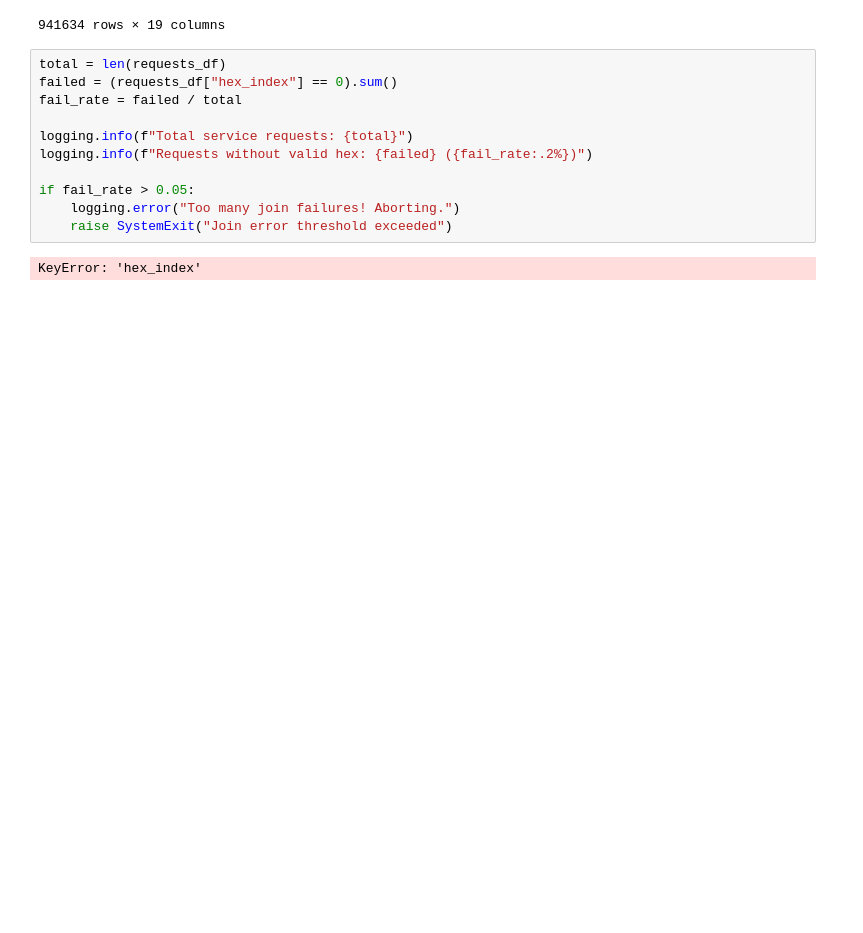
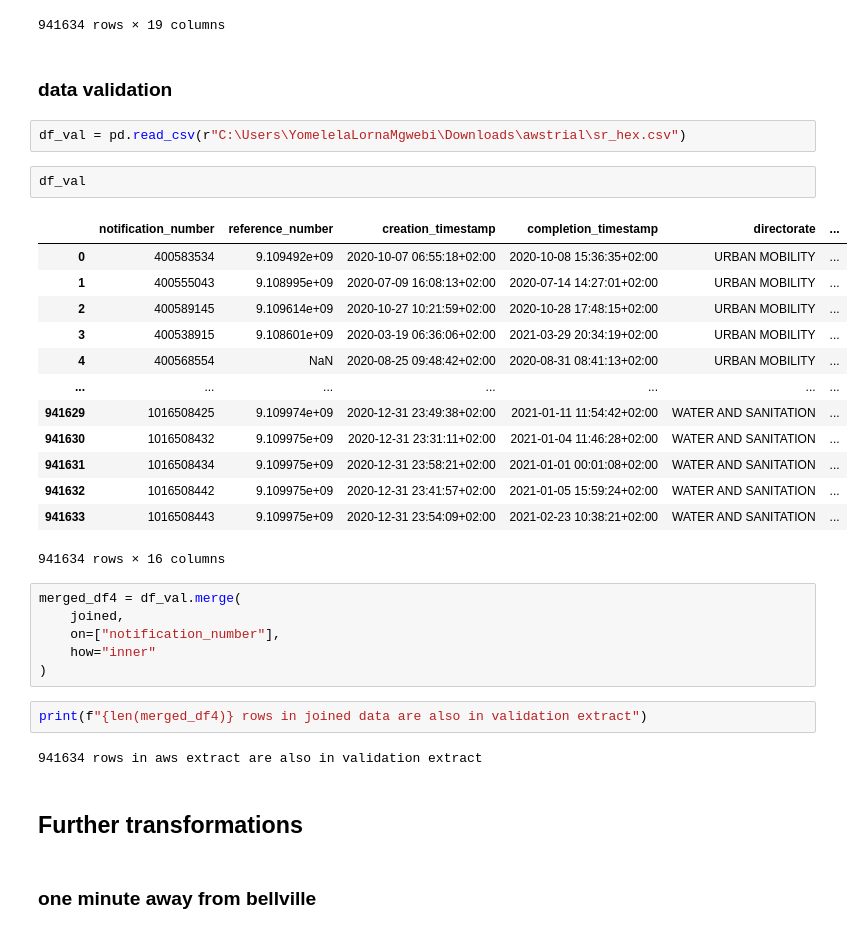
Before and after one commit to cityofcapetown/ds_code_challenge, a Jupyter notebook: awsbucket.ipynb, the cells around one changed output. Drawn from its saved outputs; the diff is of its cells as text; blank space fills up the shorter version.

```diff
--- a/awsbucket.ipynb
+++ b/awsbucket.ipynb
@@ -310,16 +285,37 @@ joined
 | 941632 | POINT (18.65983 -33.9711) | 941632 | 1016508442 | 9.109975e+09 | 2020-12-31 23:41:57+02:00 | 2021-01-05 15:59:24+02:00 | ... |
 | 941633 | POINT (18.86255 -34.08808) | 941633 | 1016508443 | 9.109975e+09 | 2020-12-31 23:54:09+02:00 | 2021-02-23 10:38:21+02:00 | ... |
 941634 rows × 19 columns
-# %%
-total = len(requests_df)
-failed = (requests_df["hex_index"] == 0).sum()
-fail_rate = failed / total
-
-logging.info(f"Total service requests: {total}")
-logging.info(f"Requests without valid hex: {failed} ({fail_rate:.2%})")
-
-if fail_rate > 0.05:
-    logging.error("Too many join failures! Aborting.")
-    raise SystemExit("Join error threshold exceeded")
-# %% [output]
-KeyError: 'hex_index'
+# %% [markdown]
+### data validation
+# %%
+df_val = pd.read_csv(r"C:\Users\YomelelaLornaMgwebi\Downloads\awstrial\sr_hex.csv")
+# %%
+df_val
+# %% [output]
+|  | notification_number | reference_number | creation_timestamp | completion_timestamp | directorate | ... |
+| 0 | 400583534 | 9.109492e+09 | 2020-10-07 06:55:18+02:00 | 2020-10-08 15:36:35+02:00 | URBAN MOBILITY | ... |
+| 1 | 400555043 | 9.108995e+09 | 2020-07-09 16:08:13+02:00 | 2020-07-14 14:27:01+02:00 | URBAN MOBILITY | ... |
+| 2 | 400589145 | 9.109614e+09 | 2020-10-27 10:21:59+02:00 | 2020-10-28 17:48:15+02:00 | URBAN MOBILITY | ... |
+| 3 | 400538915 | 9.108601e+09 | 2020-03-19 06:36:06+02:00 | 2021-03-29 20:34:19+02:00 | URBAN MOBILITY | ... |
+| 4 | 400568554 | NaN | 2020-08-25 09:48:42+02:00 | 2020-08-31 08:41:13+02:00 | URBAN MOBILITY | ... |
+| ... | ... | ... | ... | ... | ... | ... |
+| 941629 | 1016508425 | 9.109974e+09 | 2020-12-31 23:49:38+02:00 | 2021-01-11 11:54:42+02:00 | WATER AND SANITATION | ... |
+| 941630 | 1016508432 | 9.109975e+09 | 2020-12-31 23:31:11+02:00 | 2021-01-04 11:46:28+02:00 | WATER AND SANITATION | ... |
+| 941631 | 1016508434 | 9.109975e+09 | 2020-12-31 23:58:21+02:00 | 2021-01-01 00:01:08+02:00 | WATER AND SANITATION | ... |
+| 941632 | 1016508442 | 9.109975e+09 | 2020-12-31 23:41:57+02:00 | 2021-01-05 15:59:24+02:00 | WATER AND SANITATION | ... |
+| 941633 | 1016508443 | 9.109975e+09 | 2020-12-31 23:54:09+02:00 | 2021-02-23 10:38:21+02:00 | WATER AND SANITATION | ... |
+941634 rows × 16 columns
+# %%
+merged_df4 = df_val.merge(
+    joined,
+    on=["notification_number"],
+    how="inner"
+)
+# %%
+print(f"{len(merged_df4)} rows in joined data are also in validation extract")
+# %% [output]
+941634 rows in aws extract are also in validation extract
+# %% [markdown]
+## Further transformations
+# %% [markdown]
+### one minute away from bellville
```
Also changed, not shown: parts of 3 cells of this notebook.
